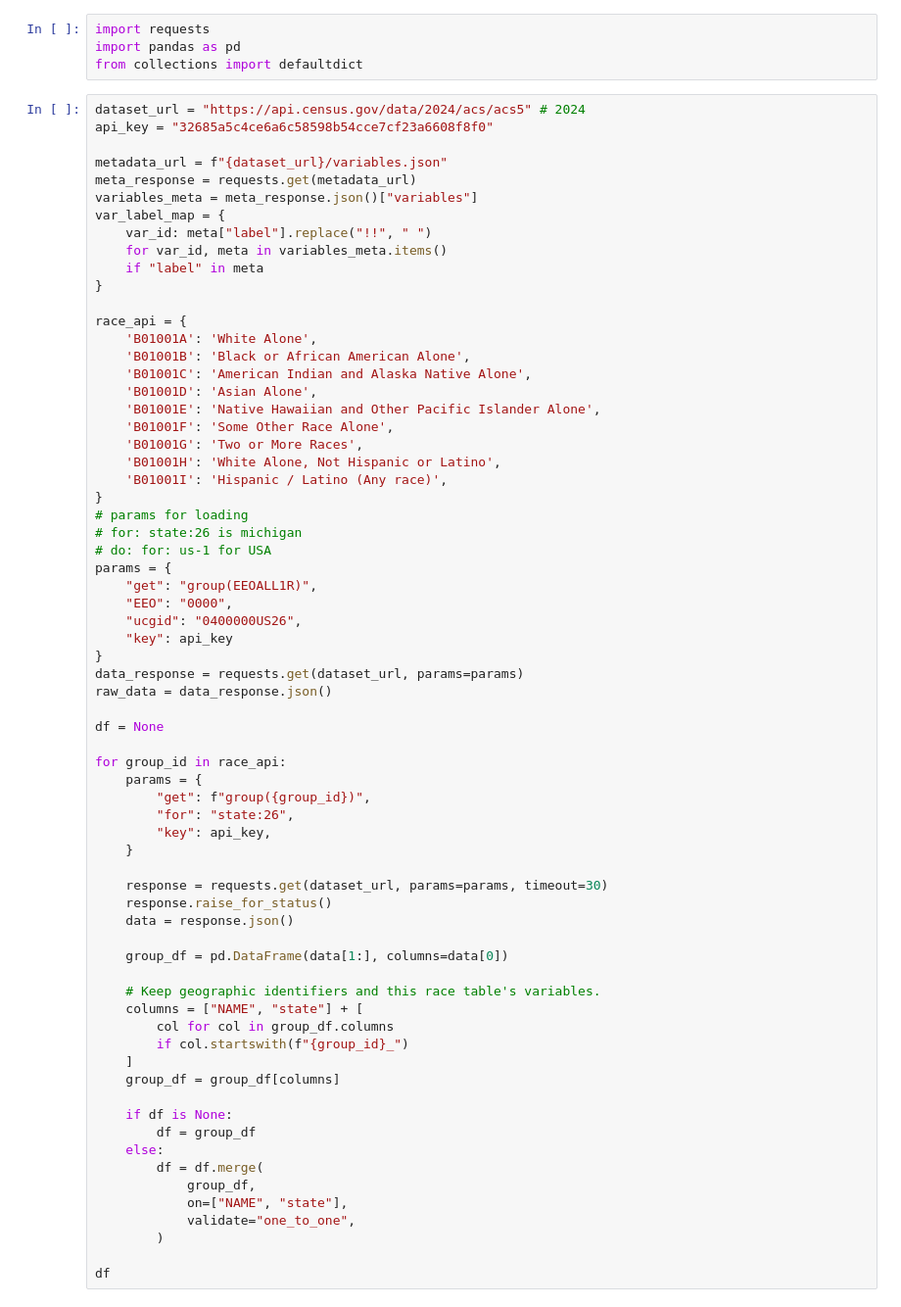
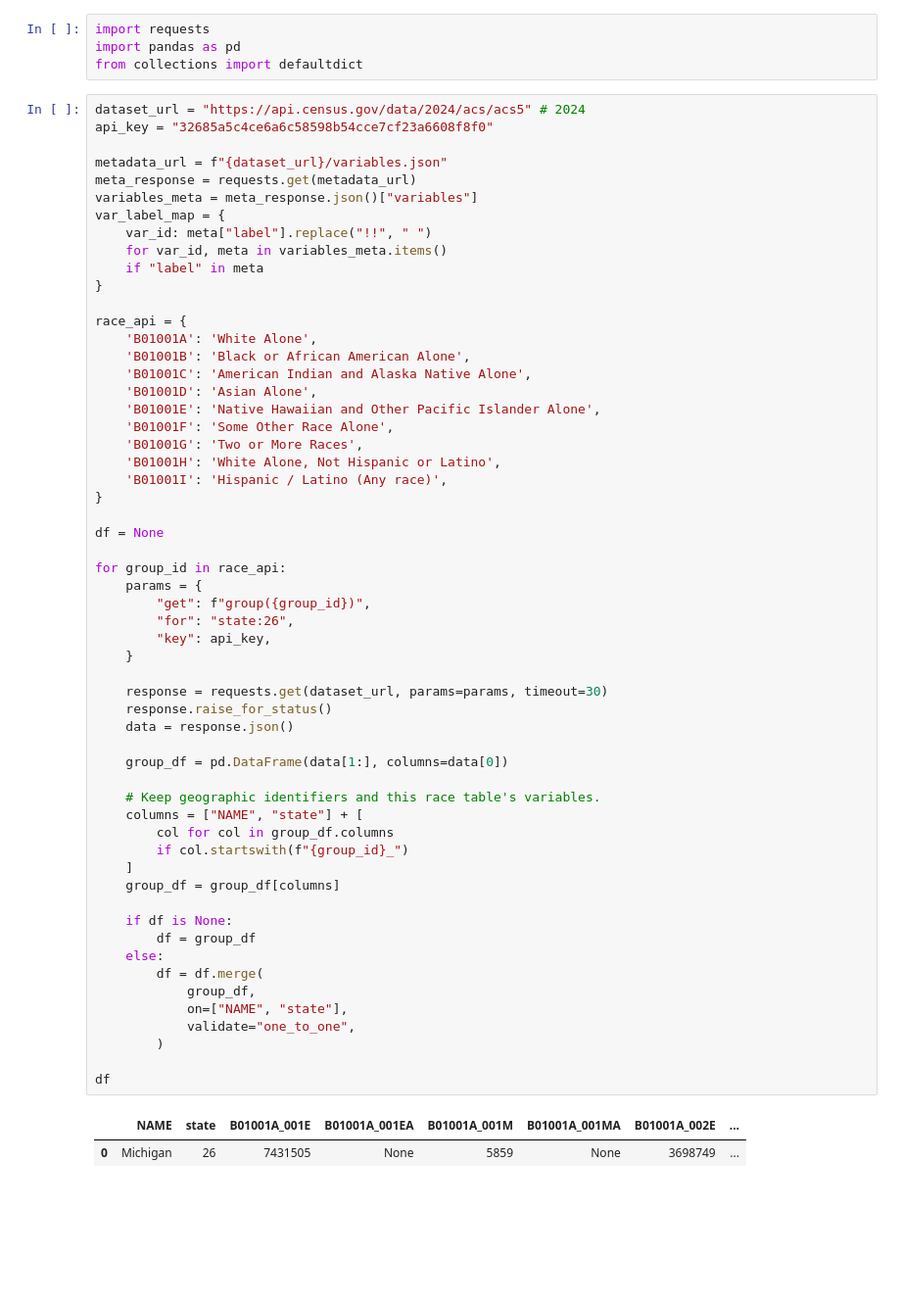
Before and after one commit to jackcienkus/mdcr-capstone, a Jupyter notebook: API Key Testing.ipynb, the cells around one changed output. Shown at 98% size. Cells and saved outputs as stored; diff of their text form; blank space fills up the shorter version.

```diff
--- a/API Key Testing.ipynb
+++ b/API Key Testing.ipynb
@@ -26,47 +26,39 @@ race_api = {
     'B01001H': 'White Alone, Not Hispanic or Latino',
     'B01001I': 'Hispanic / Latino (Any race)',
 }
-# params for loading
-# for: state:26 is michigan
-# do: for: us-1 for USA
-params = {
-    "get": "group(EEOALL1R)",
-    "EEO": "0000",
-    "ucgid": "0400000US26",
-    "key": api_key
-}
-data_response = requests.get(dataset_url, params=params)
-raw_data = data_response.json()
 
 df = None
 
 for group_id in race_api:
     params = {
         "get": f"group({group_id})",
         "for": "state:26",
         "key": api_key,
     }
 
     response = requests.get(dataset_url, params=params, timeout=30)
     response.raise_for_status()
     data = response.json()
 
     group_df = pd.DataFrame(data[1:], columns=data[0])
 
     # Keep geographic identifiers and this race table's variables.
     columns = ["NAME", "state"] + [
         col for col in group_df.columns
         if col.startswith(f"{group_id}_")
     ]
     group_df = group_df[columns]
 
     if df is None:
         df = group_df
     else:
         df = df.merge(
             group_df,
             on=["NAME", "state"],
             validate="one_to_one",
         )
 
 df
+# %% [output]
+|  | NAME | state | B01001A_001E | B01001A_001EA | B01001A_001M | B01001A_001MA | B01001A_002E | ... |
+| 0 | Michigan | 26 | 7431505 | None | 5859 | None | 3698749 | ... |
```
Also changed, not shown: parts of 4 cells of this notebook.
